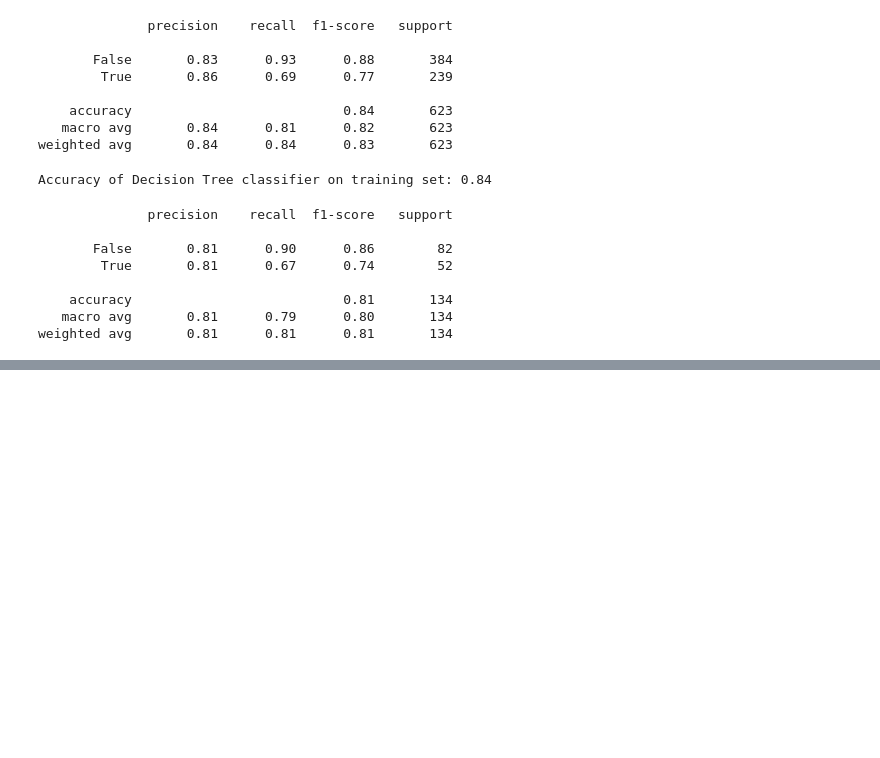
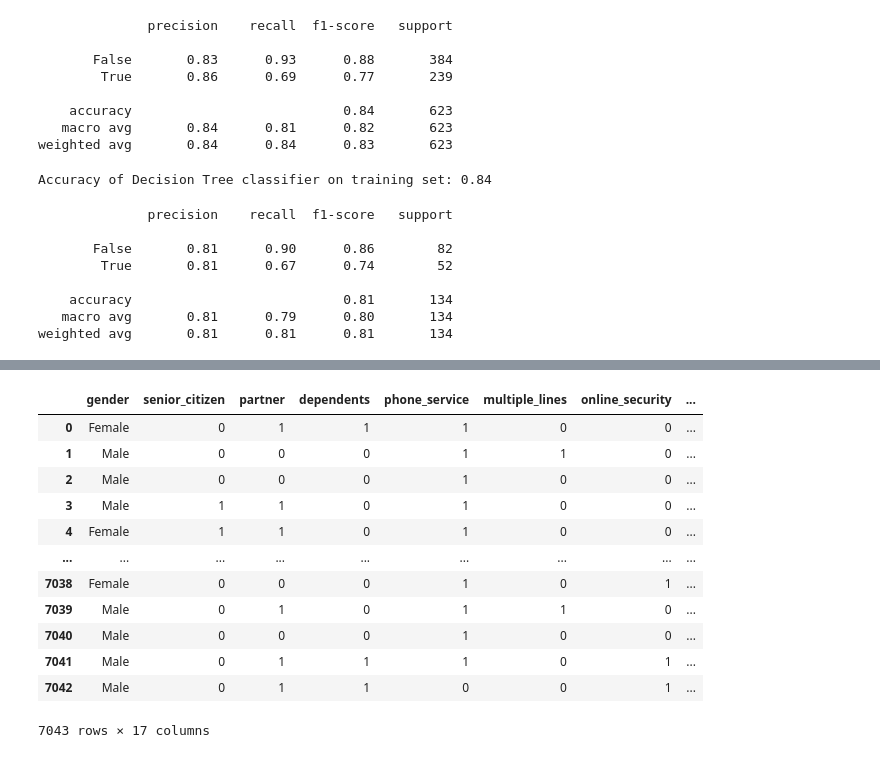
Before and after one commit to wherrickjr/classification-exercises, a Jupyter notebook: decision_tree.ipynb, the cells around one changed output, grey strips where cells are left out. Saved outputs shown, nothing was run; the diff lists cells and outputs as text; code cells hidden in the pictures; blank space fills up the shorter version.

```diff
--- a/decision_tree.ipynb
+++ b/decision_tree.ipynb
@@ -332,0 +373,18 @@ weighted avg       0.81      0.81      0.81       134
+# %%
+telco = telco.replace(to_replace = ['Yes', 'No','No phone service'], value = [1, 0, 0])
+# %%
+telco
+# %% [output]
+|  | gender | senior_citizen | partner | dependents | phone_service | multiple_lines | online_security | ... |
+| 0 | Female | 0 | 1 | 1 | 1 | 0 | 0 | ... |
+| 1 | Male | 0 | 0 | 0 | 1 | 1 | 0 | ... |
+| 2 | Male | 0 | 0 | 0 | 1 | 0 | 0 | ... |
+| 3 | Male | 1 | 1 | 0 | 1 | 0 | 0 | ... |
+| 4 | Female | 1 | 1 | 0 | 1 | 0 | 0 | ... |
+| ... | ... | ... | ... | ... | ... | ... | ... | ... |
+| 7038 | Female | 0 | 0 | 0 | 1 | 0 | 1 | ... |
+| 7039 | Male | 0 | 1 | 0 | 1 | 1 | 0 | ... |
+| 7040 | Male | 0 | 0 | 0 | 1 | 0 | 0 | ... |
+| 7041 | Male | 0 | 1 | 1 | 1 | 0 | 1 | ... |
+| 7042 | Male | 0 | 1 | 1 | 0 | 0 | 1 | ... |
+7043 rows × 17 columns
```
Also changed, not shown: parts of 19 cells of this notebook.
